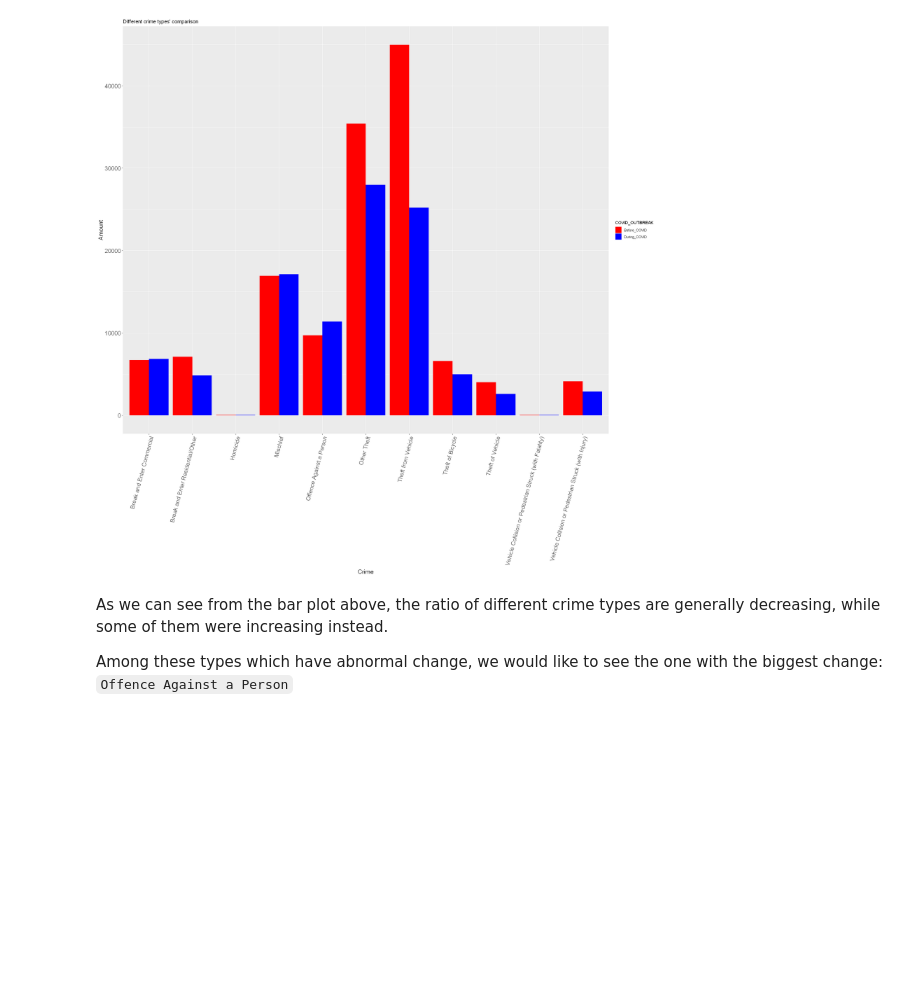
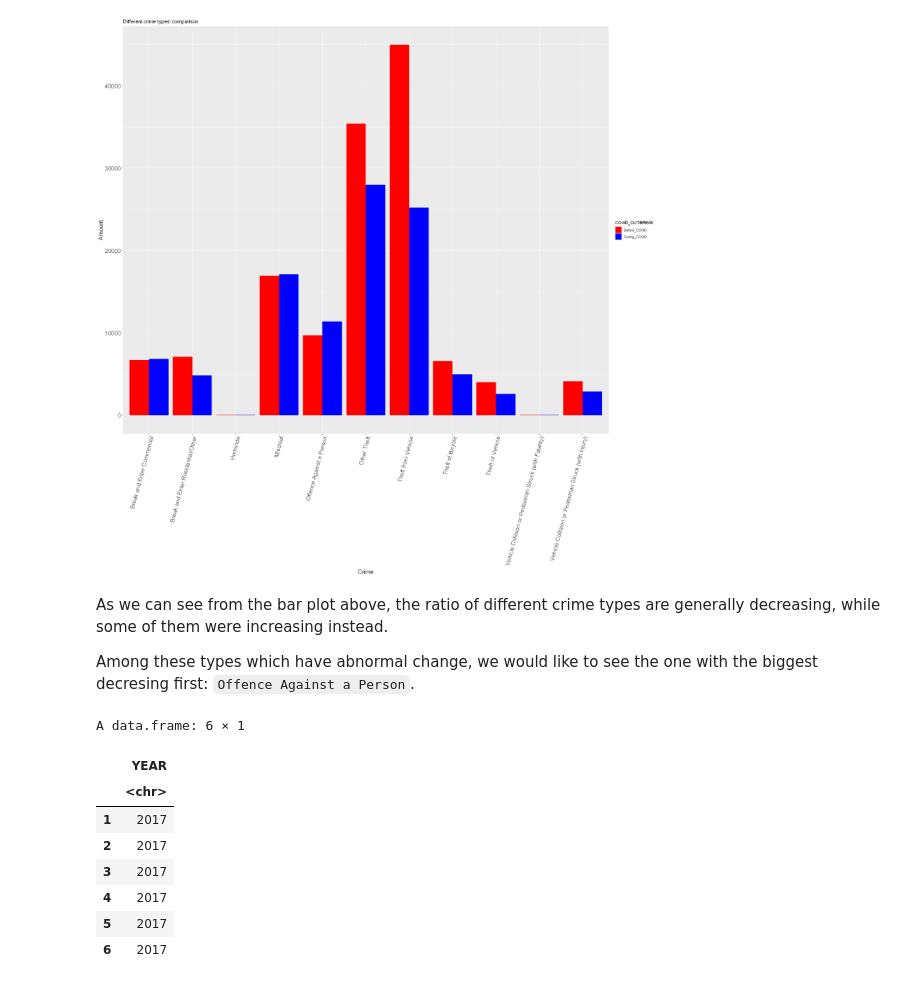
Before and after one commit to Rz02/stat201_2022w2_group_06_project, a Jupyter notebook: crime_rate_comparison.ipynb, the cells around one changed output. Drawn from its saved outputs; the diff is of its cells as text; code cells hidden in the pictures; blank space fills up the shorter version.

```diff
--- a/crime_rate_comparison.ipynb
+++ b/crime_rate_comparison.ipynb
@@ -170,4 +170,20 @@ diff_crime_plot
 # %% [markdown]
 As we can see from the bar plot above, the ratio of different crime types are generally decreasing, while some of them were increasing instead.
 
-Among these types which have abnormal change, we would like to see the one with the biggest change: `Offence Against a Person`
+Among these types which have abnormal change, we would like to see the one with the biggest decresing first: `Offence Against a Person`.
+# %%
+crime_for_offence <- crime %>%
+    filter(TYPE == "Offence Against a Person") %>%
+    select(YEAR)
+
+head(crime_for_offence)
+# %% [output]
+A data.frame: 6 × 1
+|  | YEAR |
+|  | <chr> |
+| 1 | 2017 |
+| 2 | 2017 |
+| 3 | 2017 |
+| 4 | 2017 |
+| 5 | 2017 |
+| 6 | 2017 |
```
Also changed, not shown: parts of 5 cells of this notebook.
